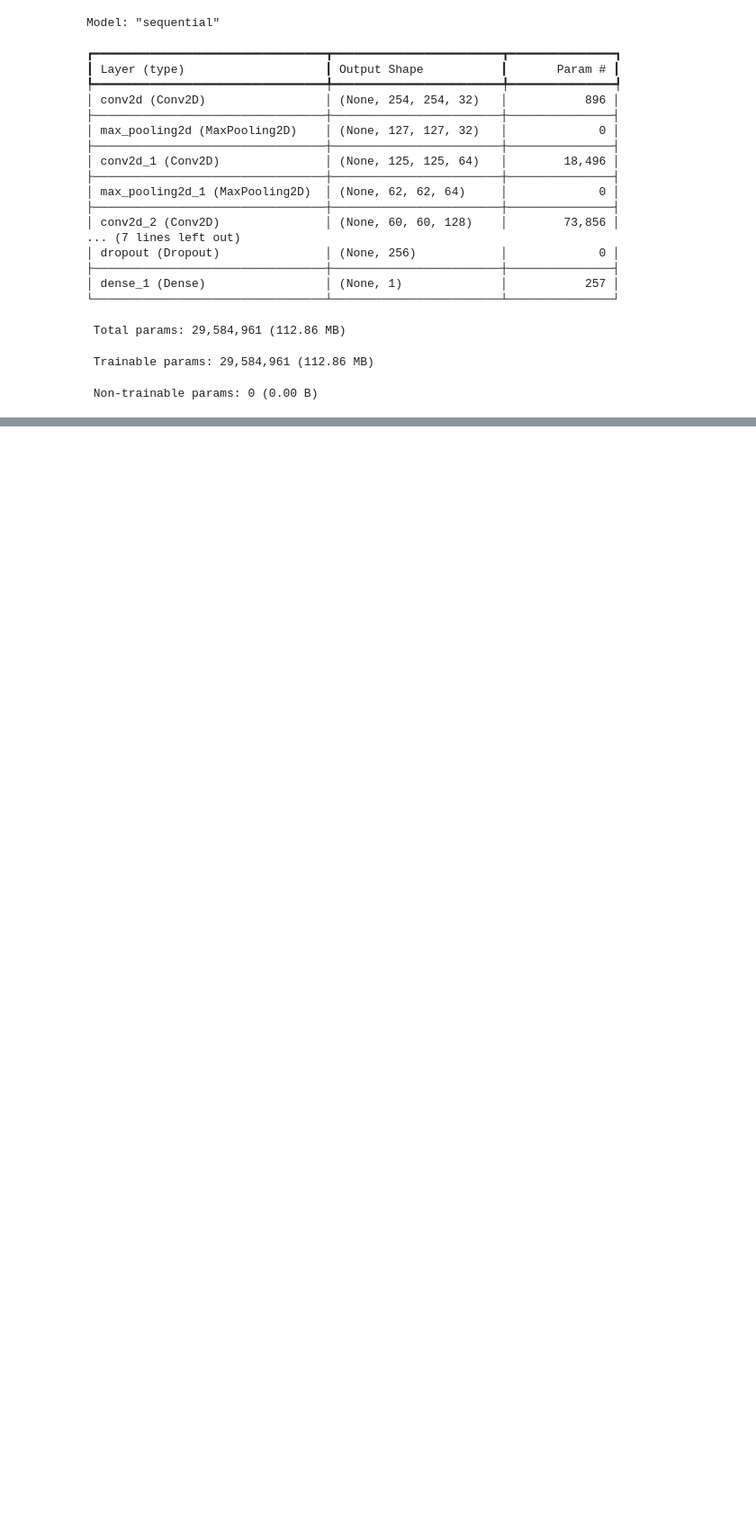
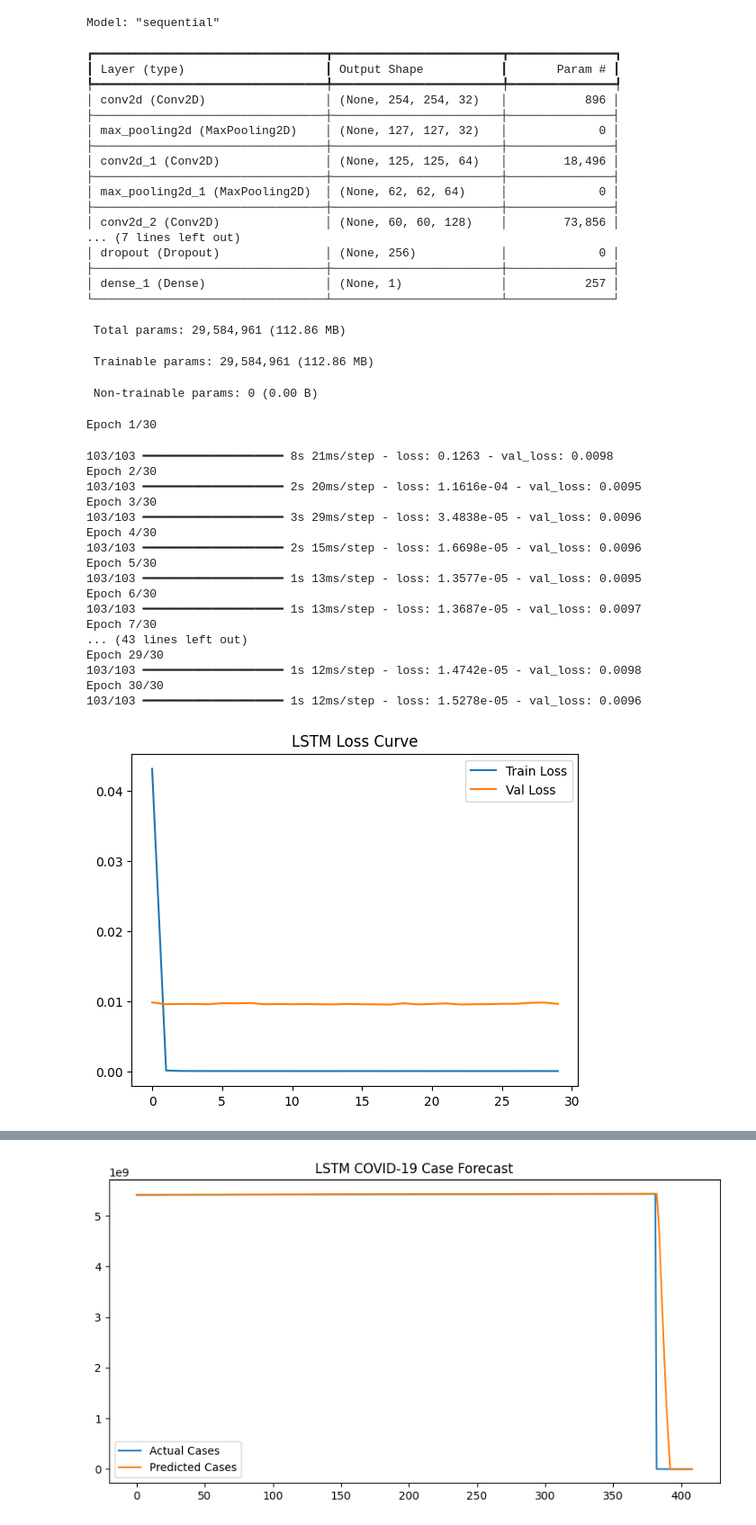
Before and after one commit to devansh391k/COVID-19-ANALYSIS-DEEP-LEARNING-PROJECT, a Jupyter notebook: covid19_analysis.ipynb, the cells around one changed output, grey strips where cells are left out. Shown at 90% size. Cells and saved outputs as stored; diff of their text form; code cells hidden in the pictures; blank space fills up the shorter version.

```diff
--- a/covid19_analysis.ipynb
+++ b/covid19_analysis.ipynb
@@ -1400,3 +1400,79 @@ Model: "sequential"
  Total params: 29,584,961 (112.86 MB)
  Trainable params: 29,584,961 (112.86 MB)
  Non-trainable params: 0 (0.00 B)
+# %%
+# 📦 Imports
+import numpy as np
+import pandas as pd
+import matplotlib.pyplot as plt
+from tensorflow.keras.models import Sequential
+from tensorflow.keras.layers import LSTM, Dense
+from sklearn.preprocessing import MinMaxScaler
+
+# ---- Prepare Time Series Data ----
+df = pd.read_csv("DATA COVID 19.csv")
+df['date'] = pd.to_datetime(df['date'])
+df = df.groupby('date')[['total_cases']].sum().reset_index()
+
+# Scaling data
+scaler = MinMaxScaler()
+scaled_cases = scaler.fit_transform(df[['total_cases']])
+
+# Create sequences (windowed data)
+def create_sequences(data, window_size=10):
+    X, y = [], []
+    for i in range(len(data) - window_size):
+        X.append(data[i:i+window_size])
+        y.append(data[i+window_size])
+    return np.array(X), np.array(y)
+
+X, y = create_sequences(scaled_cases, window_size=10)
+split = int(0.8 * len(X))
+X_train, X_test = X[:split], X[split:]
+y_train, y_test = y[:split], y[split:]
+
+# ---- Build LSTM Model ----
+model_lstm = Sequential([
+    LSTM(64, activation='relu', input_shape=(X_train.shape[1], 1), return_sequences=True),
+    LSTM(32, activation='relu'),
+    Dense(1)
+])
+
+model_lstm.compile(optimizer='adam', loss='mse')
+history = model_lstm.fit(X_train, y_train, epochs=30, batch_size=16, validation_data=(X_test, y_test), verbose=1)
+
+# ---- Evaluate ----
+plt.plot(history.history['loss'], label='Train Loss')
+plt.plot(history.history['val_loss'], label='Val Loss')
+plt.legend(); plt.title("LSTM Loss Curve"); plt.show()
+
+# Predictions
+y_pred = model_lstm.predict(X_test)
+y_pred_inv = scaler.inverse_transform(y_pred)
+y_test_inv = scaler.inverse_transform(y_test)
+
+plt.figure(figsize=(10,5))
+plt.plot(y_test_inv, label='Actual Cases')
+plt.plot(y_pred_inv, label='Predicted Cases')
+plt.title("LSTM COVID-19 Case Forecast")
+plt.legend(); plt.show()
+# %% [output]
+Epoch 1/30
+103/103 ━━━━━━━━━━━━━━━━━━━━ 8s 21ms/step - loss: 0.1263 - val_loss: 0.0098
+Epoch 2/30
+103/103 ━━━━━━━━━━━━━━━━━━━━ 2s 20ms/step - loss: 1.1616e-04 - val_loss: 0.0095
+Epoch 3/30
+103/103 ━━━━━━━━━━━━━━━━━━━━ 3s 29ms/step - loss: 3.4838e-05 - val_loss: 0.0096
+Epoch 4/30
+103/103 ━━━━━━━━━━━━━━━━━━━━ 2s 15ms/step - loss: 1.6698e-05 - val_loss: 0.0096
+Epoch 5/30
+103/103 ━━━━━━━━━━━━━━━━━━━━ 1s 13ms/step - loss: 1.3577e-05 - val_loss: 0.0095
+Epoch 6/30
+103/103 ━━━━━━━━━━━━━━━━━━━━ 1s 13ms/step - loss: 1.3687e-05 - val_loss: 0.0097
+Epoch 7/30
+... (43 lines left out)
+Epoch 29/30
+103/103 ━━━━━━━━━━━━━━━━━━━━ 1s 12ms/step - loss: 1.4742e-05 - val_loss: 0.0098
+Epoch 30/30
+103/103 ━━━━━━━━━━━━━━━━━━━━ 1s 12ms/step - loss: 1.5278e-05 - val_loss: 0.0096
+[figure, added]
@@ -1402,0 +1480 @@ Model: "sequential"
+[figure, added]
```
Also changed, not shown: parts of 2 cells of this notebook.
